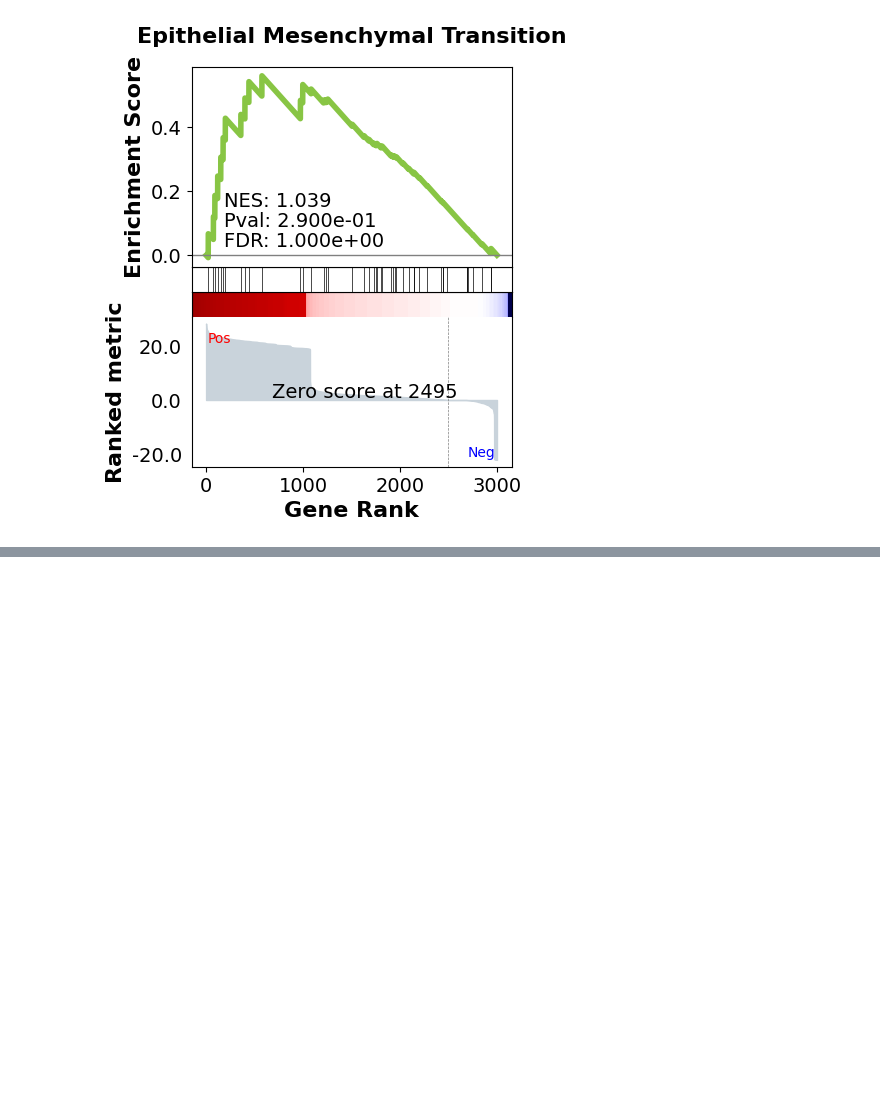
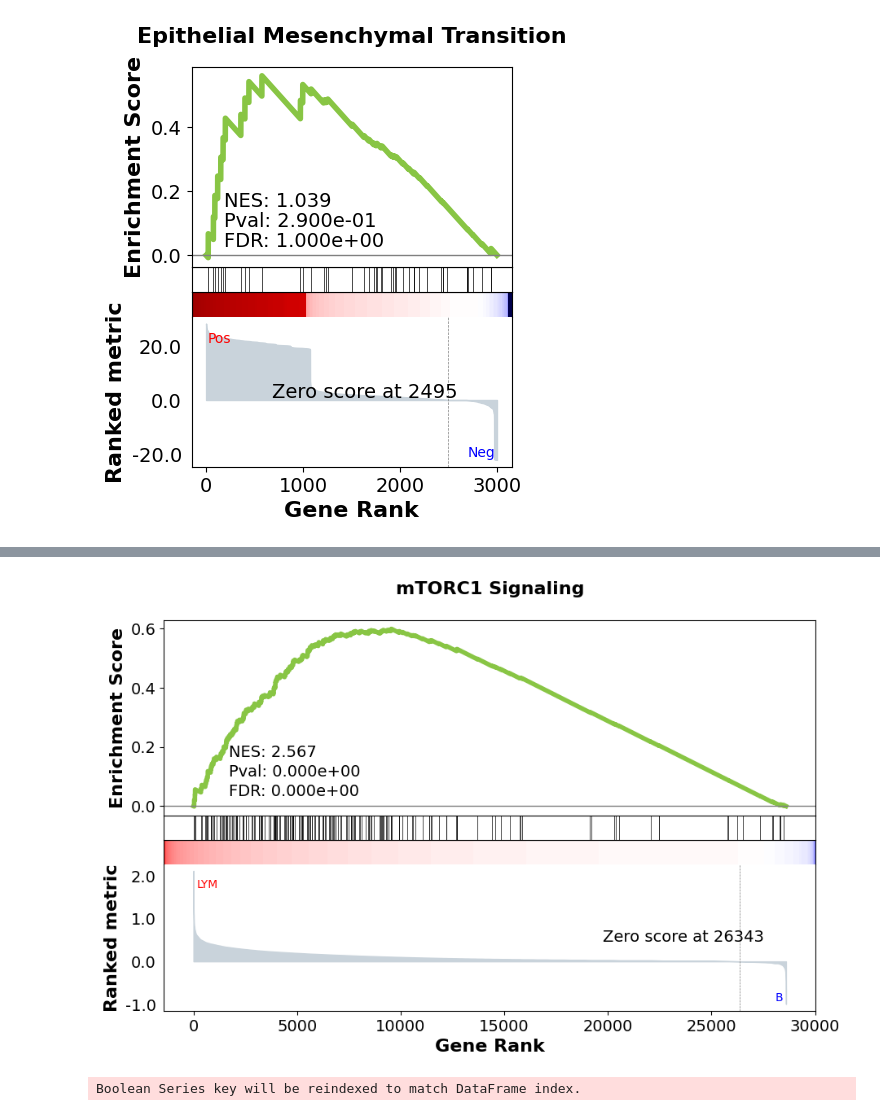
Before and after one commit to preet2706/Benchmarking, a Jupyter notebook: gsea.ipynb, the cells around one changed output, grey strips where cells are left out. Saved outputs shown, nothing was run; the diff lists cells and outputs as text; code cells hidden in the pictures; blank space fills up the shorter version.

```diff
--- a/working_notebook.ipynb
+++ b/gsea.ipynb
@@ -311,3 +279,17 @@ gs_res.plot(terms=terms[1])
 # %% [output]
 [figure]
 [figure]
+# %%
+expr_df = pd.DataFrame(data_gsea.X.toarray().T, index=data_gsea.var_names, columns=data_gsea.obs_names)
+phenotypes = data_gsea.obs['group'].values
+# %%
+gsea_result = gp.gsea(
+    data=expr_df,
+    gene_sets='MSigDB_Hallmark_2020',  # dict or path to .gmt
+    cls=phenotypes,                # Array of class labels
+    permutation_num=1000,
+    method='signal_to_noise',      # or 't_test', 'log2_ratio_of_classes'
+    outdir=None,          # Change or set to None
+    no_plot=False,                  # Disable plots if not needed
+    seed=42
+)
@@ -313,0 +320,4 @@ gs_res.plot(terms=terms[1])
+# %%
+axs = gsea_result.plot(terms=gsea_result.res2d.Term[0], figsize=(10, 6))
+# %% [output]
+[figure, added]
@@ -313,0 +334,13 @@ gs_res.plot(terms=terms[1])
+# %%
+gsea_result_pred = gp.gsea(
+    data=expr_df_pred,
+    gene_sets='MSigDB_Hallmark_2020',  # dict or path to .gmt
+    cls=phenotypes_pred,                # Array of class labels
+    permutation_num=1000,
+    method='signal_to_noise',      # or 't_test', 'log2_ratio_of_classes'
+    outdir=None,          # Change or set to None
+    no_plot=False,                  # Disable plots if not needed
+    seed=42
+)
+# %% [output]
+Boolean Series key will be reindexed to match DataFrame index.
```
Also changed, not shown: parts of 36 cells of this notebook, 2 other files.
